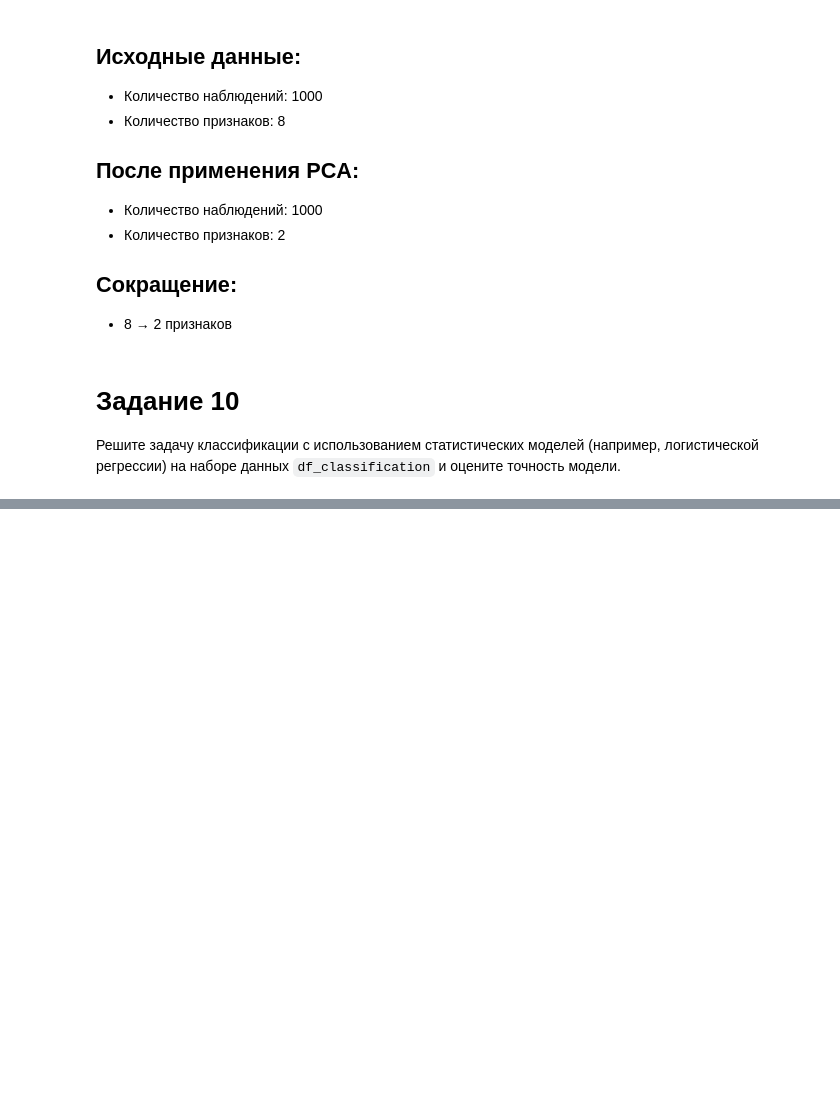
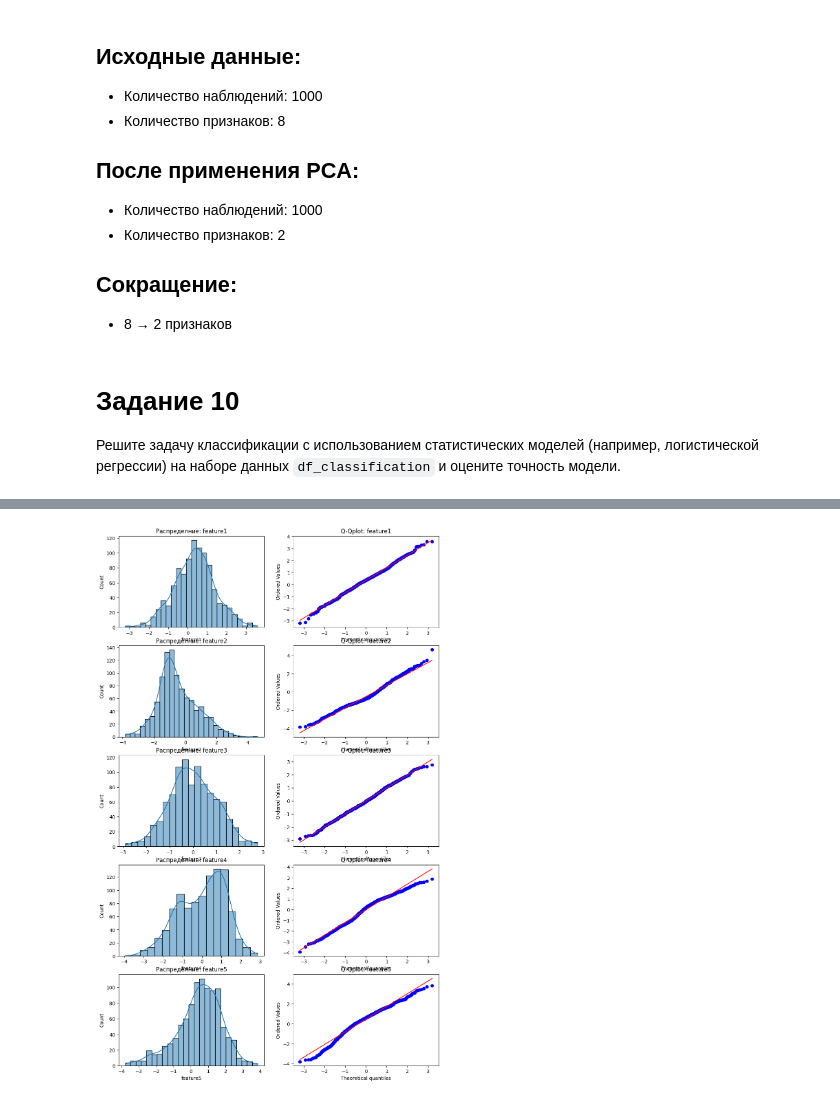
Before and after one commit to JaroslavSavik/Stats_train, a Jupyter notebook: stats_train.ipynb, the cells around one changed output, grey strips where cells are left out. Saved outputs shown, nothing was run; the diff lists cells and outputs as text; code cells hidden in the pictures; blank space fills up the shorter version.

```diff
--- a/stats_train.ipynb
+++ b/stats_train.ipynb
@@ -982,0 +1099,22 @@ df_classification
+# %%
+# @title Q-qplot для определние нормально фич
+from xml.sax.handler import feature_external_ges
+from scipy import stats
+import numpy as np
+
+fig, axes = plt.subplots(5,2, figsize= (12,20))
+
+features = df_classification.drop('target', axis = 1).columns
+
+for i, feature in enumerate(features):
+    sns.histplot(df_classification[feature], kde= True, ax = axes[i,0])
+    axes[i,0].set_title(f'Распределние: {feature}')
+
+    stats.probplot(
+        df_classification[feature],
+        dist='norm',
+        plot = axes[i,1]
+    )
+    axes[i,1].set_title(f'Q-Qplot: {feature}')
+# %% [output]
+[figure, added]
```
Also changed, not shown: parts of 21 cells of this notebook.
